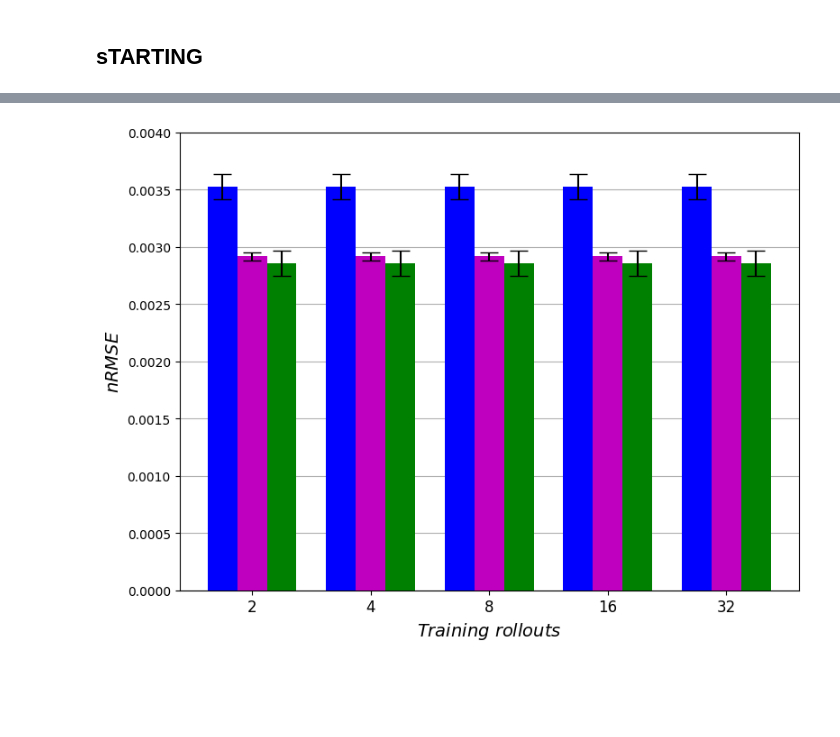
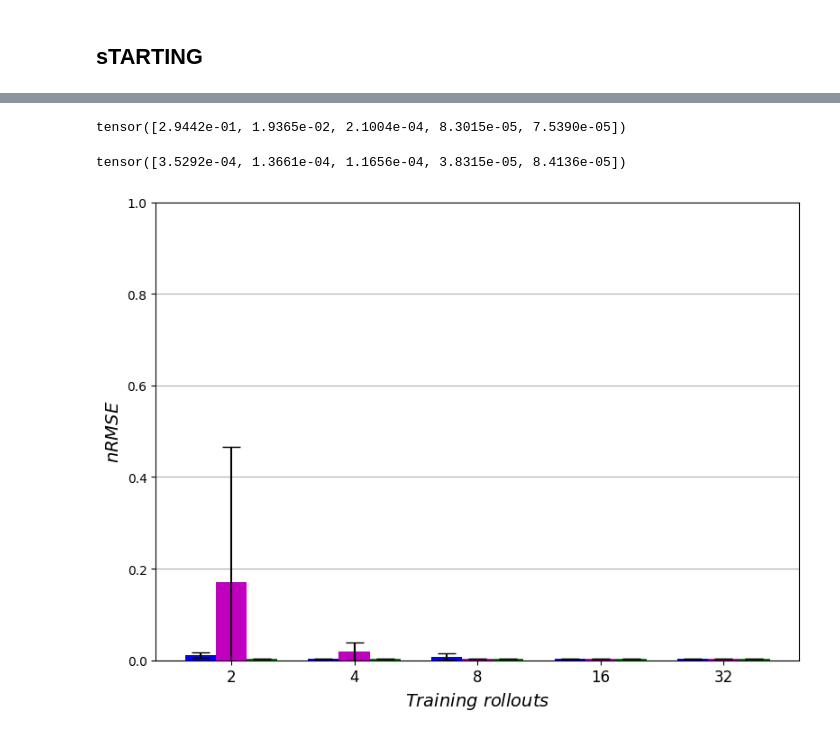
Before and after one commit to seuncoker/constant_autoregression, a Jupyter notebook: plot.ipynb, the cells around one changed output, grey strips where cells are left out. Saved outputs shown, nothing was run; the diff lists cells and outputs as text; code cells hidden in the pictures; blank space fills up the shorter version.

```diff
--- a/plot.ipynb
+++ b/plot.ipynb
@@ -742,3 +724,11 @@ errors
+# %%
+errors[1].std(0)
+# %% [output]
+tensor([2.9442e-01, 1.9365e-02, 2.1004e-04, 8.3015e-05, 7.5390e-05])
+# %%
+errors[2].std(0)
+# %% [output]
+tensor([3.5292e-04, 1.3661e-04, 1.1656e-04, 3.8315e-05, 8.4136e-05])
 # %%
 legends = ["AR (fixed)", "AR-CL (discrete)", "AR+STWL-CL (Continous)"]  # Categories for the x-axis
 
@@ -746,15 +736,15 @@ legends = ["AR (fixed)", "AR-CL (discrete)", "AR+STWL-CL (Continous)"]  # Catego
 x_data = ["2", "4", "8", "16", "32" ]
 
 
-y_data_1_ar = arr.mean(0) # errors[0] #[0.29, 0.27, 2, 0.26, 0.24]  # Values for each bar
-y_data_1_ar_cl = arr_c.mean(0) #errors[1]  #[0.30, 0.35, 2, 0.36, 0 ]  # Values for each bar
-y_data_1_stwl= arr_s.mean(0) #errors[2] #[1.05, 0.78, 2, 2, 0 ]  # Values for each bar
+y_data_1_ar = errors[0].mean(0) # errors[0] #[0.29, 0.27, 2, 0.26, 0.24]  # Values for each bar
+y_data_1_ar_cl = errors[1].mean(0) #errors[1]  #[0.30, 0.35, 2, 0.36, 0 ]  # Values for each bar
+y_data_1_stwl= errors[2].mean(0) #errors[2] #[1.05, 0.78, 2, 2, 0 ]  # Values for each bar
 
 x = np.arange(len(y_data_1_ar))
 
-std_dev_1 = arr.std(0) #[0, 0, 0, 0, 0]
-std_dev_2 = arr_c.std(0) #[0, 0, 0, 0, 0]
-std_dev_3 = arr_s.std(0)  #[0, 0, 0, 0, 0]
+std_dev_1 = errors[0].std(0) #[0, 0, 0, 0, 0]
+std_dev_2 = errors[1].std(0) #[0, 0, 0, 0, 0]
+std_dev_3 = errors[2].std(0)  #[0, 0, 0, 0, 0]
 
 # Create a color list for your bars
 colors_1 = ["g",
@@ -786,19 +776,20 @@ plt.figure(figsize=(8, 6))  # Adjust the figure size as needed
 # x_positions = [i for i in range(len(x_data))]  # Base positions (equally spaced)
 # x_positions[6] += gap_size  # Shift the third bar position by the gap size
 width_bar = 0.25
-bars = plt.bar(x, y_data_1_ar, width=width_bar, color=colors_2, yerr=std_dev_2, capsize=7, zorder=10, label=str(legends[0]))
-bars = plt.bar(x + width_bar, y_data_1_ar_cl, width=width_bar, color=colors_3, yerr=std_dev_3, capsize=7, zorder=10,  label=str(legends[1]))
-bars = plt.bar(x + (2*width_bar), y_data_1_stwl, width=width_bar, color=colors_1, yerr=std_dev_1, capsize=7, zorder=10,  label=str(legends[2]))
+bars = plt.bar(x, y_data_1_ar, width=width_bar, color=colors_2, yerr=std_dev_1, capsize=7, zorder=10, label=str(legends[0]))
+bars = plt.bar(x + width_bar, y_data_1_ar_cl, width=width_bar, color=colors_3, yerr=std_dev_2, capsize=7, zorder=10,  label=str(legends[1]))
+bars = plt.bar(x + (2*width_bar), y_data_1_stwl, width=width_bar, color=colors_1, yerr=std_dev_3, capsize=7, zorder=10,  label=str(legends[2]))
 
 
 bar_heights = y_data_1_stwl
 for i, height in enumerate(bar_heights):
-    if height == 0:
-        continue
-    if height == 2:
-        height_name = "Nan"
-    else:
-        height_name = height
+    height_name = height
+    # if height == 0:
+    #     continue
+    # if height == 2:
+    #     height_name = "Nan"
+    # else:
+    #     height_name = height
 
     #plt.text(i+width_bar*2+0.01, height + 0.001, r"$" + str(round(height_name.item(), 3)) + "$", ha='center', va='bottom', fontsize=9, zorder=10)
 
@@ -806,12 +797,13 @@ for i, height in enumerate(bar_heights):
 
 bar_heights = y_data_1_ar
 for i, height in enumerate(bar_heights):
-    if height == 0:
-        continue
-    if height == 2:
-        height_name = "Nan"
-    else:
-        height_name = height
+    height_name = height
+    # if height == 0:
+    #     continue
+    # if height == 2:
+    #     height_name = "Nan"
+    # else:
+    #     height_name = height
 
     #plt.text(i-0.002, height + 0.0001, r"$" + str(round(height_name.item(), 3)) + "$", ha='center', va='bottom', fontsize=9, zorder=10)
 
@@ -819,12 +811,13 @@ for i, height in enumerate(bar_heights):
 
 bar_heights = y_data_1_ar_cl
 for i, height in enumerate(bar_heights):
-    if height == 0:
-        continue
-    if height == 2:
-        height_name = "Nan"
-    else:
-        height_name = height
+    height_name = height
+    # if height == 0:
+    #     continue
+    # if height == 2:
+    #     height_name = "Nan"
+    # else:
+    #     height_name = height
 
     #plt.text(i+width_bar, height + 0.001, r"$" + str(round(height_name.item(), 3)) + "$", ha='center', va='bottom', fontsize=9, zorder=10)
 
@@ -851,35 +844,35 @@ for i, height in enumerate(bar_heights):
 #   plt.text(i, height + 0.000001, r"$" + str(height) + "$", ha='center', va='bottom', fontsize=10, zorder=10)
 
 
 
 bar_fontsize = 14
 
 
 #plt.yscale("log")
 plt.xlabel("$Training$ $rollouts$", fontsize=bar_fontsize )
 plt.ylabel("$nRMSE$", fontsize=bar_fontsize )
 #plt.title("Bar Plot with Error Bars", fontsize=bar_fontsize)
 # plt.xticks(rotation=20)  # Rotate x-axis labels for better readability (optional)
 # plt.xticks(fontsize=10)  # Adjust fontsize as needed
 
 #plt.grid(axis='y', linestyle='-', alpha=1)  # Add gridlines (optional)
 plt.grid(axis='y', zorder=0)  # Add gridlines (optional)
-plt.ylim([0.0,0.004])
+plt.ylim([0.000,1])
 #plt.yscale("log")
 # Display the legend (optional)
-plt.xticks(x +width_bar, x_data, fontsize=12)
+plt.xticks(x + width_bar, x_data, fontsize=12)
 
 #plt.legend(loc ="upper center", ncol=3, fontsize=12)
 
-is_save= False #True# False #True
-save_loc = "/mnt/scratch/scoc/constant_autoregression/result/figures/increasing_H_E1.svg"
+is_save= False #True
+save_loc = "/mnt/scratch/scoc/constant_autoregression/result/figures/increasing_H_A1_new.svg"
 save_format = "svg"
 if is_save:
     #plt.tight_layout()
     plt.savefig(save_loc, format=save_format)
 
 # Show the plot
 plt.tight_layout()
 plt.show()
 # %% [output]
-[figure, old version]
+[figure, new version]
```
Also changed, not shown: parts of 7 cells of this notebook, 7 other files.
